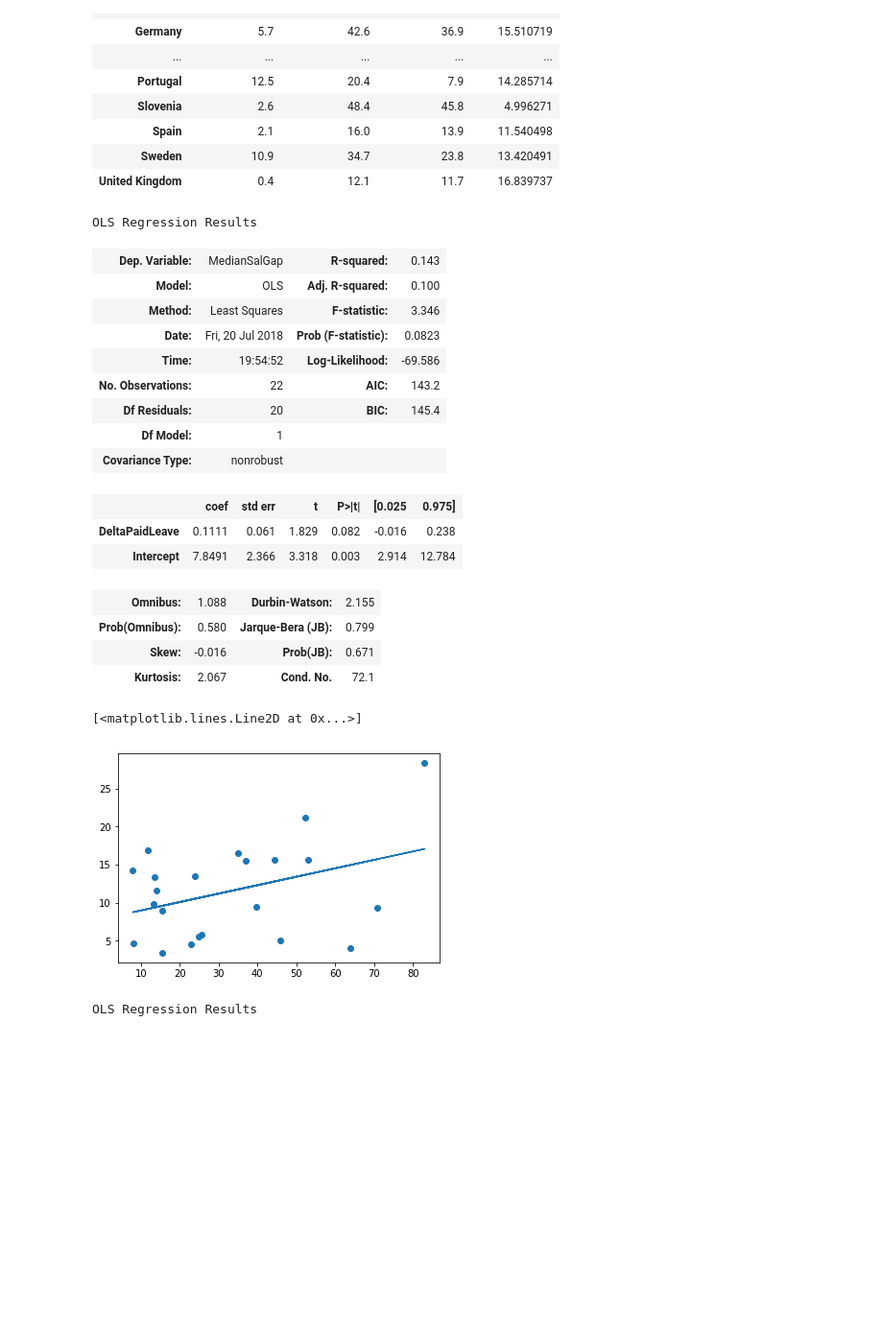
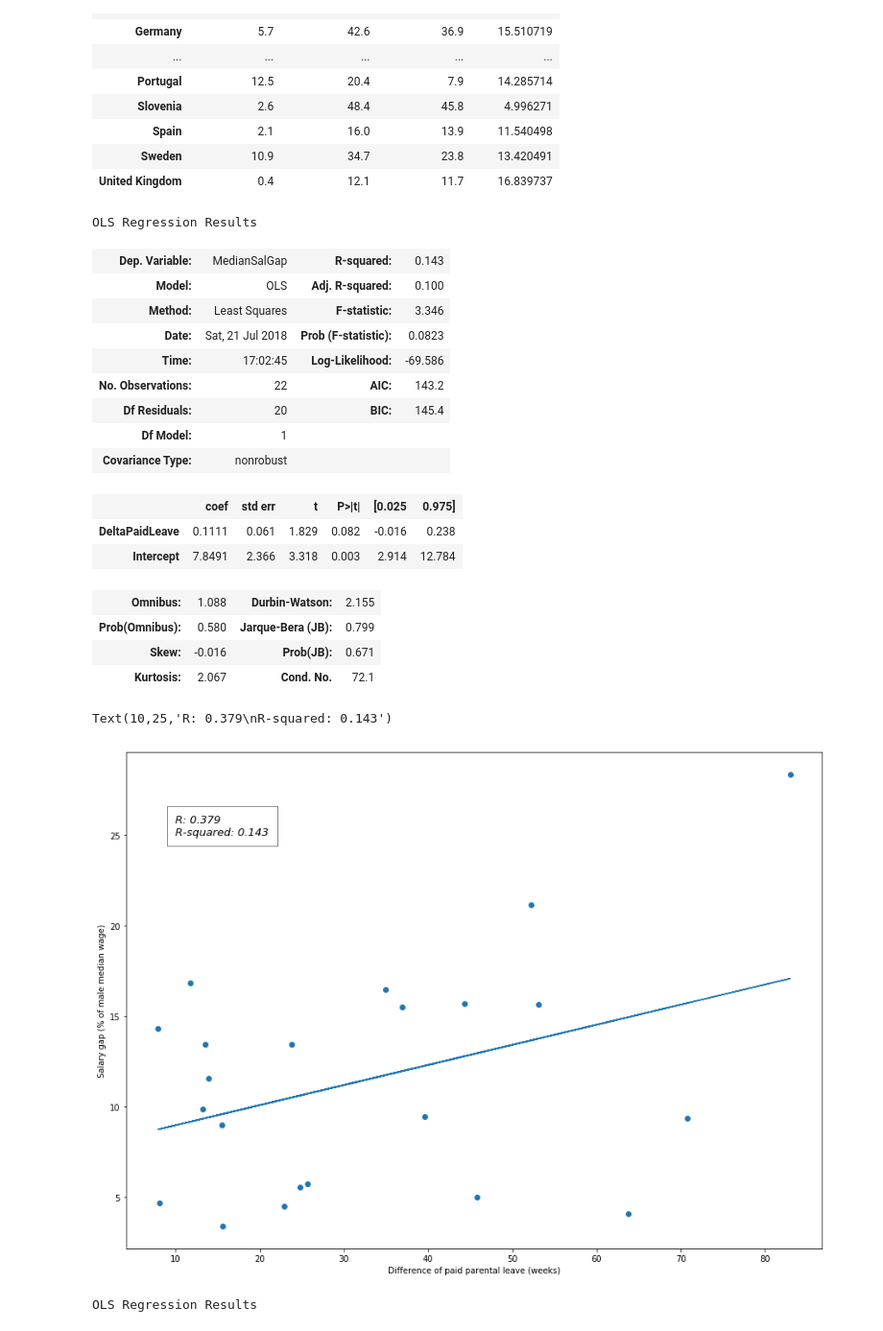
Before and after one commit to fracab/Bertelsmann_Prj, a Jupyter notebook: Project_Bertelsmann.ipynb, the cells around one changed output. Shown at 96% size. Cells and saved outputs as stored; diff of their text form; code cells hidden in the pictures; blank space fills up the shorter version.

Commit message:
third, reviewed plots

```diff
--- a/Project_Bertelsmann.ipynb
+++ b/Project_Bertelsmann.ipynb
@@ -2,7 +2,7 @@
 import pandas as pd
 import numpy as np
 import matplotlib.pyplot as plt
-plt.rcParams['figure.figsize'] = (12,7)
+plt.rcParams['figure.figsize'] = (15,11)
 from IPython.display import display, HTML
 
 #original data from http://www.ilo.org/ilostat/faces/oracle/webcenter/portalapp/pagehierarchy/Page27.jspx?indicator=EAR_4MTH_SEX_OCU_CUR_NB&subject=EAR&datasetCode=A&collectionCode=YI&_adf.ctrl-state=d9h8of9o1_4&_afrLoop=709921039136290&_afrWindowMode=0&_afrWindowId=null#!%40%40%3Findicator%3DEAR_4MTH_SEX_OCU_CUR_NB%26_afrWindowId%3Dnull%26subject%3DEAR%26_afrLoop%3D709921039136290%26datasetCode%3DA%26collectionCode%3DYI%26_afrWindowMode%3D0%26_adf.ctrl-state%3Di743j8tal_4
@@ -267,35 +267,46 @@ import statsmodels.api as sm
 # %%
 # First model: Median salary gap regressed against difference of paid leave. No meaningful correlation
 
 FinalDFOECD["Intercept"]=1#add an intercept
 
 modelDeltaMedian = sm.OLS(endog=FinalDFOECD["MedianSalGap"], exog=FinalDFOECD[["DeltaPaidLeave","Intercept"]])
 resultsmodelDeltaMedian = modelDeltaMedian.fit()
 display(resultsmodelDeltaMedian.summary())
+
 #scatterplot
 plt.scatter(FinalDFOECD.DeltaPaidLeave,FinalDFOECD.MedianSalGap)
 slope0, intercept0 = np.polyfit(FinalDFOECD.DeltaPaidLeave, FinalDFOECD.MedianSalGap, 1)
 plt.plot(FinalDFOECD.DeltaPaidLeave,FinalDFOECD.DeltaPaidLeave*slope0 + intercept0)
+
+
+CorrDeltaMedian=np.corrcoef(FinalDFOECD["MedianSalGap"],FinalDFOECD["DeltaPaidLeave"])[0,1].round(3).astype(float)
+RSqDeltaMedian= resultsmodelDeltaMedian.rsquared.round(3)
+#plt.title("Salary gap vs difference of paid parental leave", loc='center', fontsize=12, fontweight=0, color='blue')
+plt.ylabel("Salary gap (% of male median wage)")
+plt.xlabel("Difference of paid parental leave (weeks)")
+
+plt.text(10,25, "R: " + str(CorrDeltaMedian) + "\nR-squared: " + str(RSqDeltaMedian),style='italic', size= 13,
+   bbox={'facecolor':'white', 'alpha':0.5, 'pad':10})
 # %% [output]
 OLS Regression Results
 | Dep. Variable: | MedianSalGap | R-squared: | 0.143 |
 | Model: | OLS | Adj. R-squared: | 0.100 |
 | Method: | Least Squares | F-statistic: | 3.346 |
-| Date: | Fri, 20 Jul 2018 | Prob (F-statistic): | 0.0823 |
-| Time: | 19:54:52 | Log-Likelihood: | -69.586 |
+| Date: | Sat, 21 Jul 2018 | Prob (F-statistic): | 0.0823 |
+| Time: | 17:02:45 | Log-Likelihood: | -69.586 |
 | No. Observations: | 22 | AIC: | 143.2 |
 | Df Residuals: | 20 | BIC: | 145.4 |
 | Df Model: | 1 |  |  |
 | Covariance Type: | nonrobust |  |  |
 |  | coef | std err | t | P>|t| | [0.025 | 0.975] |
 | DeltaPaidLeave | 0.1111 | 0.061 | 1.829 | 0.082 | -0.016 | 0.238 |
 | Intercept | 7.8491 | 2.366 | 3.318 | 0.003 | 2.914 | 12.784 |
 | Omnibus: | 1.088 | Durbin-Watson: | 2.155 |
 | Prob(Omnibus): | 0.580 | Jarque-Bera (JB): | 0.799 |
 | Skew: | -0.016 | Prob(JB): | 0.671 |
 | Kurtosis: | 2.067 | Cond. No. | 72.1 |
-[<matplotlib.lines.Line2D at 0x...>]
+Text(10,25,'R: 0.379\nR-squared: 0.143')
-[figure, old version]
+[figure, new version]
 # %%
 # Second model: Median salary gap regressed against Mother's paid leave. No meaningful correlation
 
```
Also changed, not shown: parts of 2 cells of this notebook, 2 other files.
